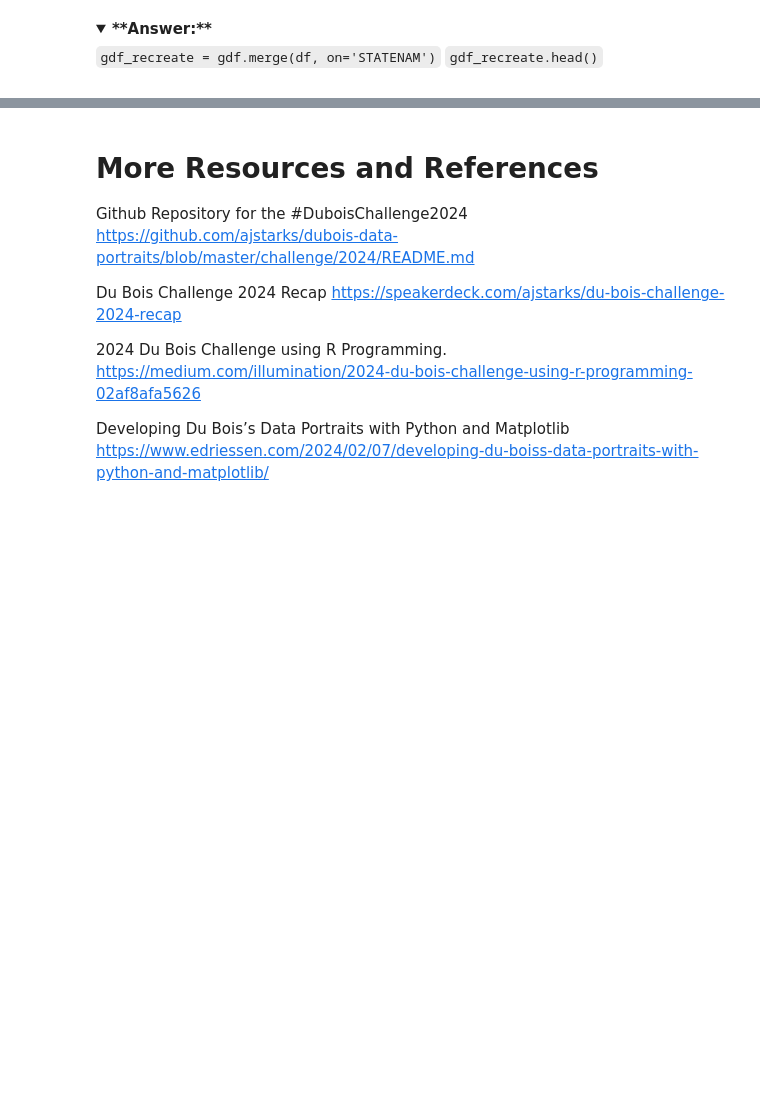
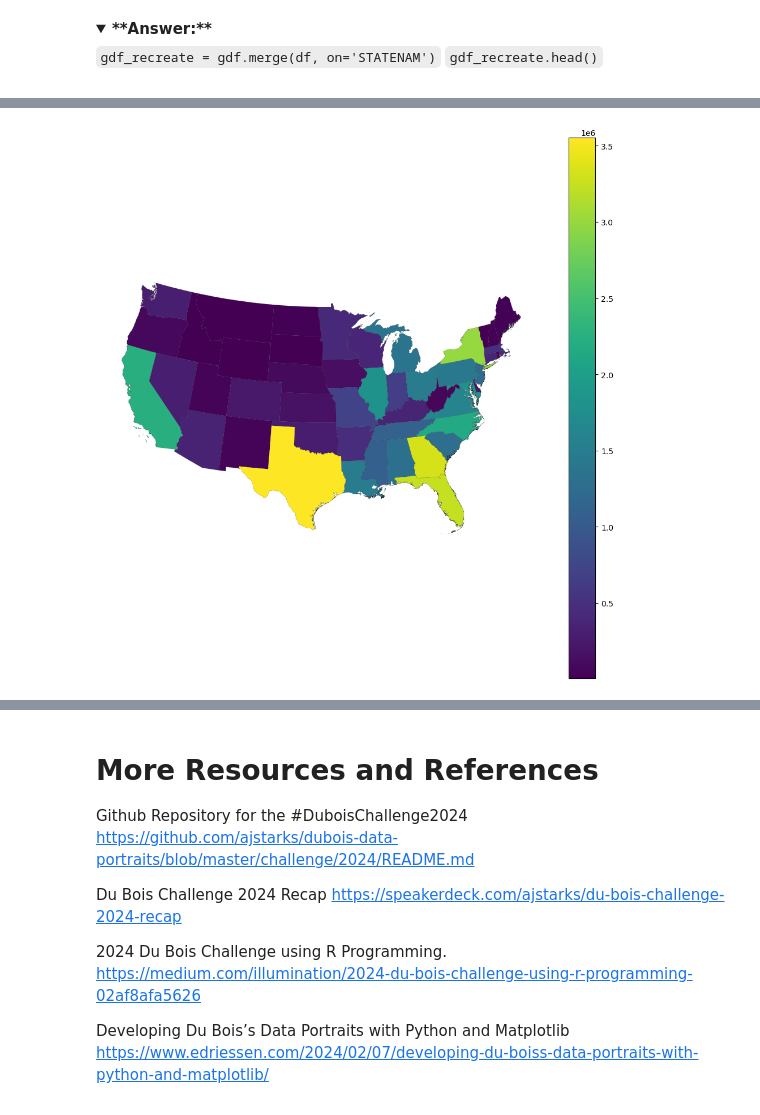
Before and after one commit to HigherEdData/Du-Bois-STEM, a Jupyter notebook: notebook_keys/python_key_popmap_dubois.ipynb, the cells around one changed output, grey strips where cells are left out. Cells and saved outputs as stored; diff of their text form; code cells hidden in the pictures; folded sections open; blank space fills up the shorter version.

```diff
--- a/notebook_keys/python_key_popmap_dubois.ipynb
+++ b/notebook_keys/python_key_popmap_dubois.ipynb
@@ -844,7 +210,0 @@ gdf_recreate.head()
-# %%
-#* Step d: Read dictionaries and functions for color and legend
-
-gdf_recreate['colors pop'] = gdf_recreate.apply(lambda row: map_colors(row['blkpop_cat']), axis=1)
-
-# preview colour data
-gdf_recreate.head()
@@ -922,0 +250,9 @@ Text(-900000, 2900000, 'Recreated by Camila Alvarez')
+# %%
+#Step d: Plot a choropleth map using 2020 number of Black residents
+fig, ax = plt.subplots(1, 1, figsize=(10, 10))
+gdf_recreate.plot('blkpop', ax=ax, edgecolor='black', lw=.1, legend = True) #type 'blkpop' as the value for choropleth map
+ax.set_axis_off() # Remove the axes
+plt.tight_layout()
+plt.show()
+# %% [output]
+[figure, added]
```
Also changed, not shown: parts of 88 cells of this notebook.
